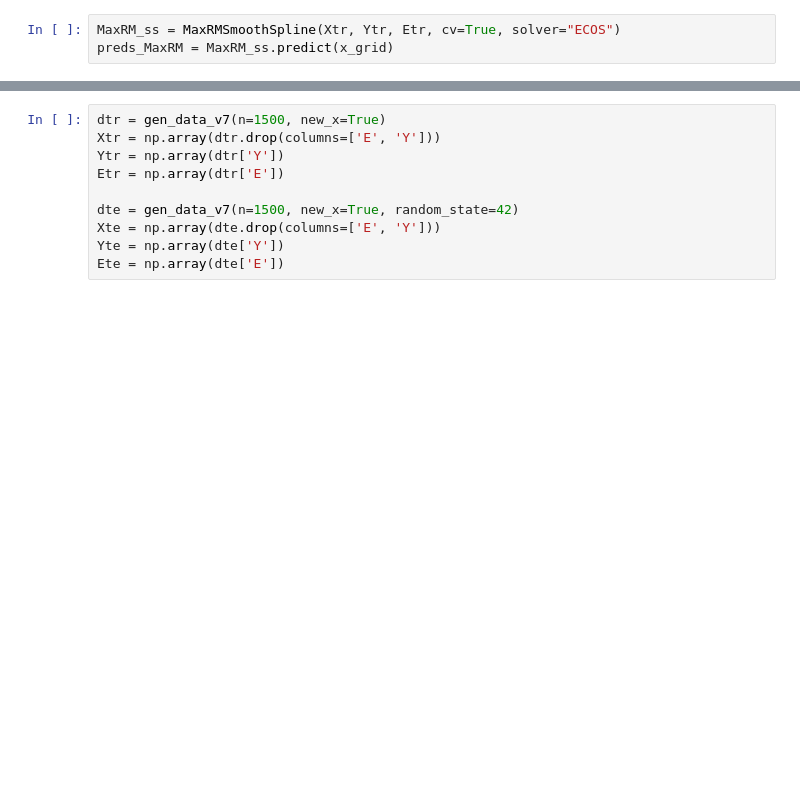
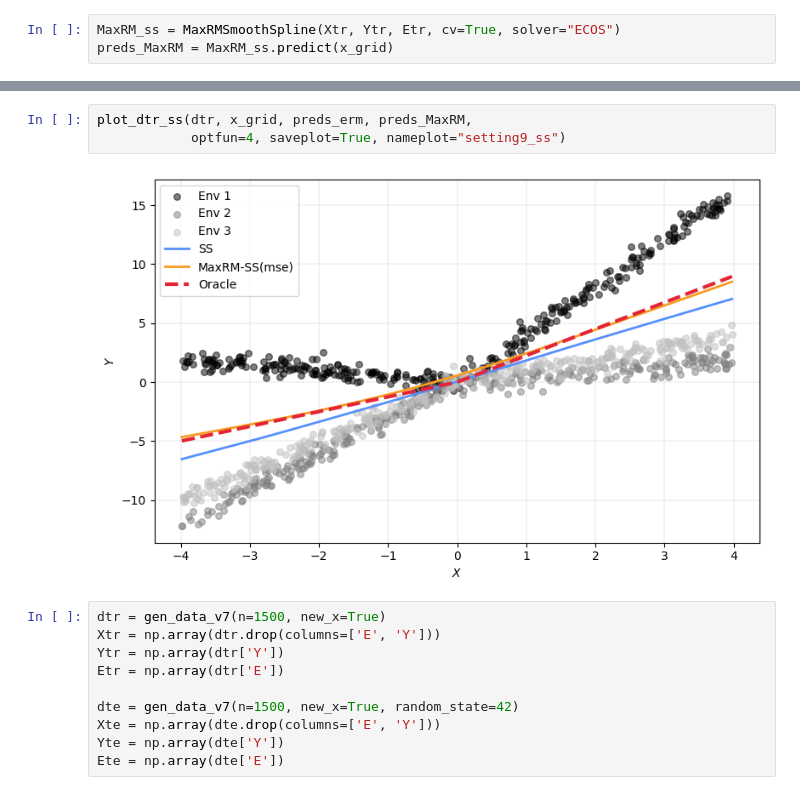
Before and after one commit to francescofreni/nldg, a Jupyter notebook: notebooks/demo_ss.ipynb, the cells around one changed output, grey strips where cells are left out. Cells and saved outputs as stored; diff of their text form; blank space fills up the shorter version.

```diff
--- a/notebooks/demo_ss.ipynb
+++ b/notebooks/demo_ss.ipynb
@@ -58,3 +58,8 @@ plot_dtr_ss(dtr, x_grid, preds_erm, preds_MaxRM, preds_magging=preds_magging,
+# %%
+plot_dtr_ss(dtr, x_grid, preds_erm, preds_MaxRM,
+            optfun=4, saveplot=True, nameplot="setting9_ss")
+# %% [output]
+[figure, added]
 # %%
 dtr = gen_data_v7(n=1500, new_x=True)
 Xtr = np.array(dtr.drop(columns=['E', 'Y']))
```
Also changed, not shown: parts of 7 cells of this notebook, 1 other file.
